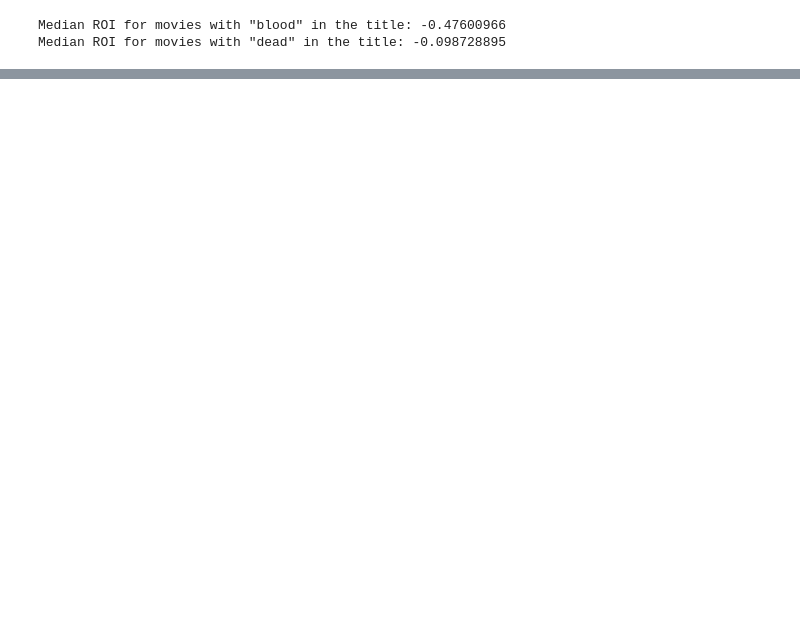
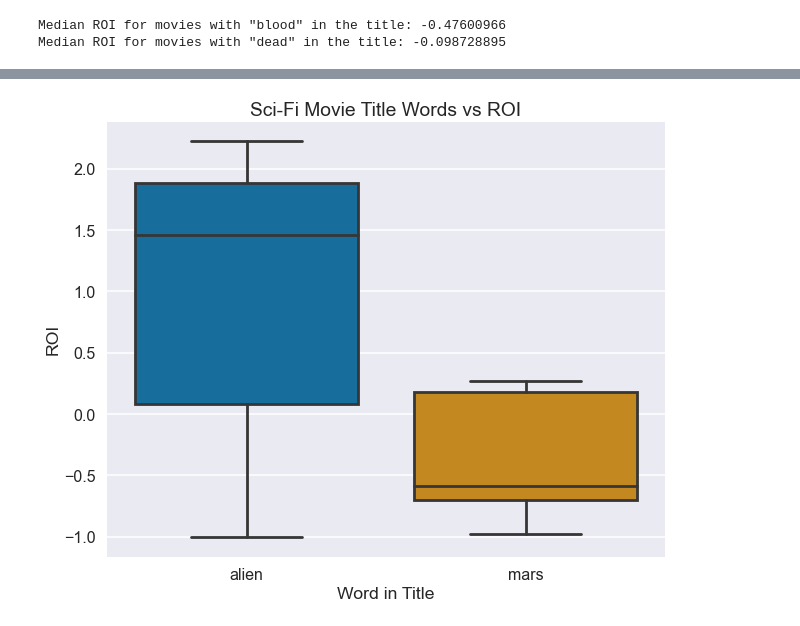
Before and after one commit to LindstromKyle/DSC-Flatiron-Project-1, a Jupyter notebook: Title_Words.ipynb, the cells around one changed output, grey strips where cells are left out. Cells and saved outputs as stored; diff of their text form; code cells hidden in the pictures; blank space fills up the shorter version.

```diff
--- a/Title_Words.ipynb
+++ b/Title_Words.ipynb
@@ -174,0 +195,10 @@ ax.set_yticks(np.arange(-1,9));
+# %%
+alien_roi = title_vs_gross.loc[title_vs_gross['movie'].str.contains('alien')]
+print('Median ROI for movies with "alien" in the title:',alien_roi['ROI'].median())
+
+extra_mars = title_vs_gross.loc[title_vs_gross['movie'].str.contains('martian')]
+mars_roi = title_vs_gross.loc[title_vs_gross['movie'].str.contains('mars')]
+mars_roi = mars_roi.drop([801,1875,3406,4162,5144])
+mars_roi= mars_roi.append(extra_mars)
+#display(mars_roi)
+print('Median ROI for movies with "mars" in the title:',mars_roi['ROI'].median())
@@ -174,0 +208,7 @@ ax.set_yticks(np.arange(-1,9));
+# %%
+scifi_boxplot_df = pd.concat([alien_roi,mars_roi])
+
+scifi_boxplot_df.loc[scifi_boxplot_df['movie'].str.contains('mar'),['Word in Title']] = 'mars'
+scifi_boxplot_df.loc[scifi_boxplot_df['movie'].str.contains('alien'),['Word in Title']] = 'alien'
+
+scifi_boxplot_df
@@ -174,0 +233,7 @@ ax.set_yticks(np.arange(-1,9));
+# %%
+fig, ax = plt.subplots(figsize = (10,8))
+
+ax = sns.boxplot(x = scifi_boxplot_df['Word in Title'], y =scifi_boxplot_df['ROI'], showfliers = False)
+ax.set_title("Sci-Fi Movie Title Words vs ROI");
+# %% [output]
+[figure, added]
```
Also changed, not shown: parts of 10 cells of this notebook, 3 other files.
